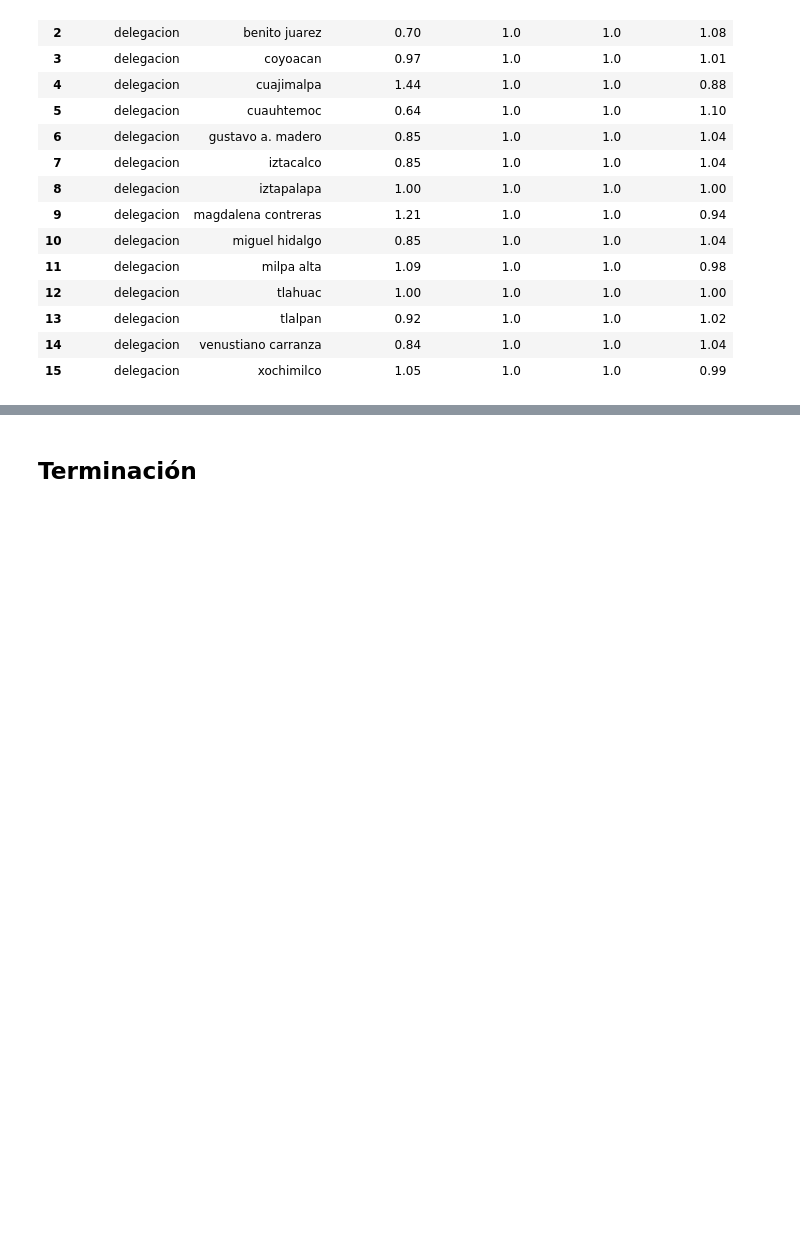
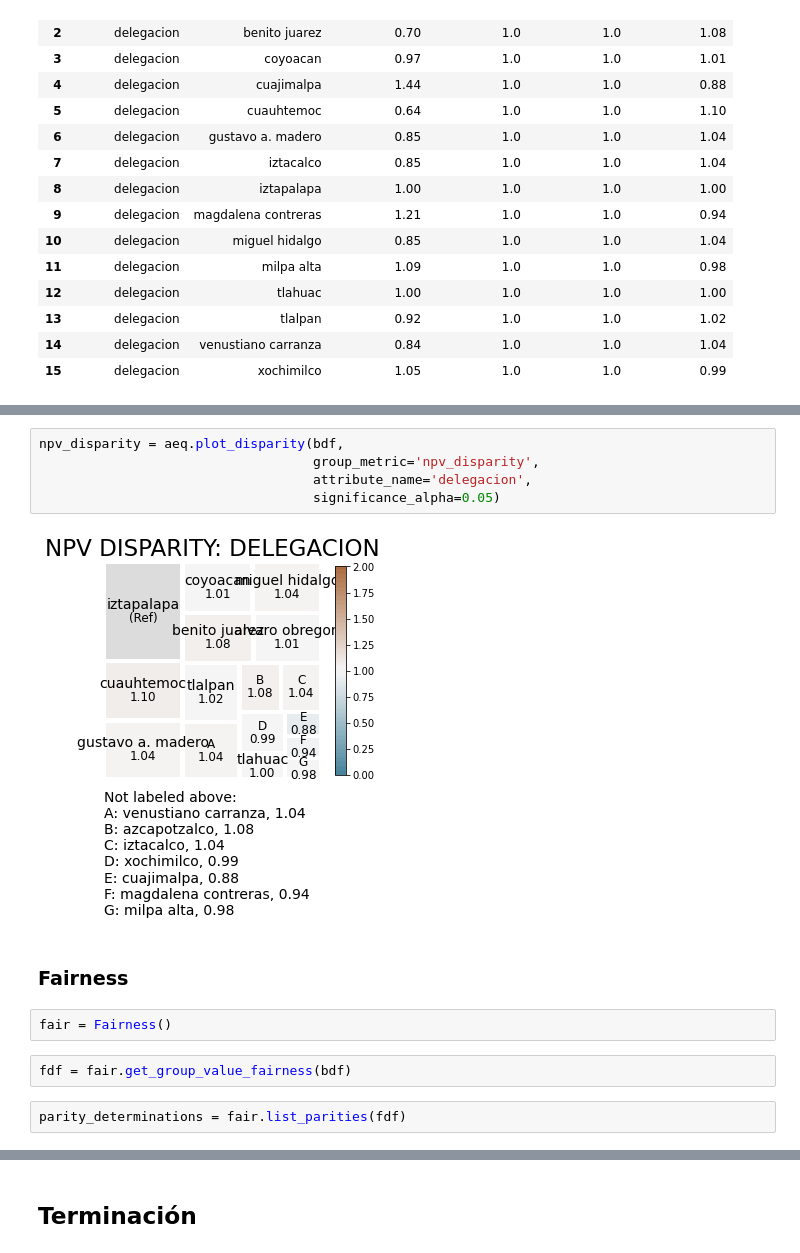
Before and after one commit to rafaelortegar/Proyecto1_IDS_2020, a Jupyter notebook: notebooks/legacy/borrador_jalr_p2.ipynb, the cells around one changed output, grey strips where cells are left out. Drawn from its saved outputs; the diff is of its cells as text; blank space fills up the shorter version.

```diff
--- a/notebooks/legacy/borrador_jalr_p2.ipynb
+++ b/notebooks/legacy/borrador_jalr_p2.ipynb
@@ -843,0 +860,15 @@ fpr_disparity = aeq.plot_disparity(bdf,
+# %%
+npv_disparity = aeq.plot_disparity(bdf,
+                                   group_metric='npv_disparity',
+                                   attribute_name='delegacion',
+                                   significance_alpha=0.05)
+# %% [output]
+[figure, added]
+# %% [markdown]
+### Fairness
+# %%
+fair = Fairness()
+# %%
+fdf = fair.get_group_value_fairness(bdf)
+# %%
+parity_determinations = fair.list_parities(fdf)
```
Also changed, not shown: parts of 11 cells of this notebook.
